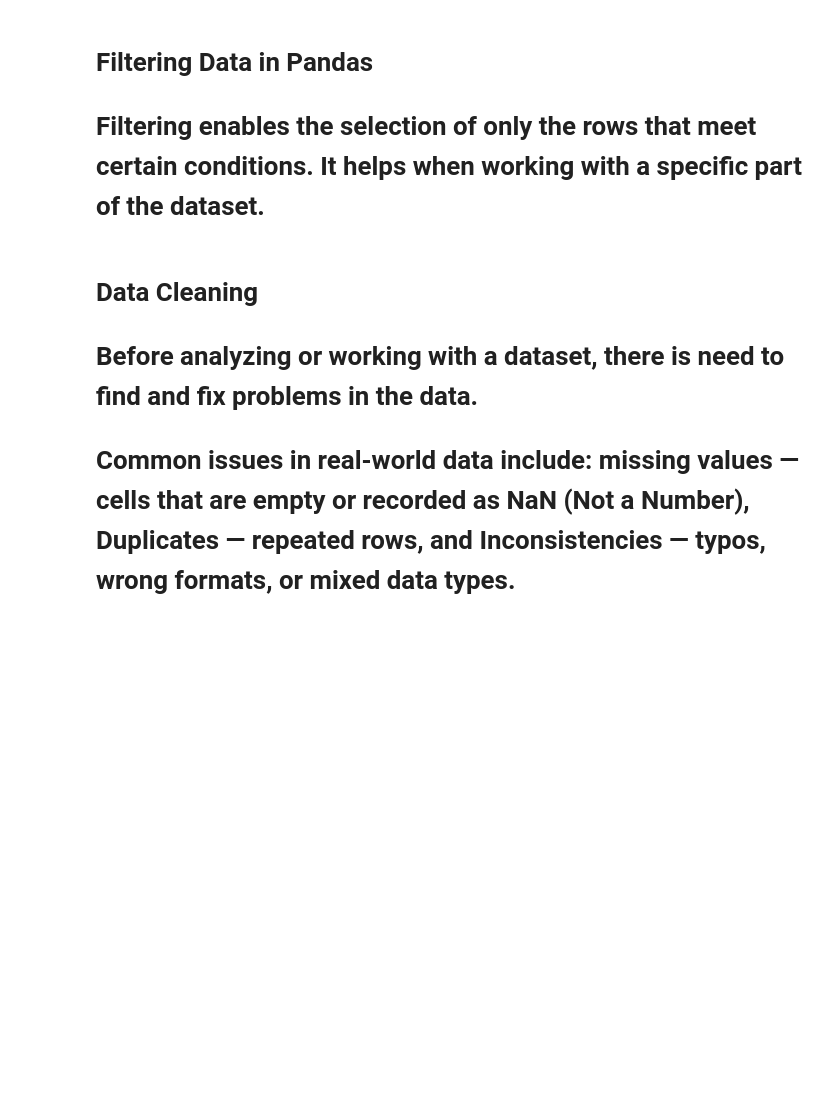
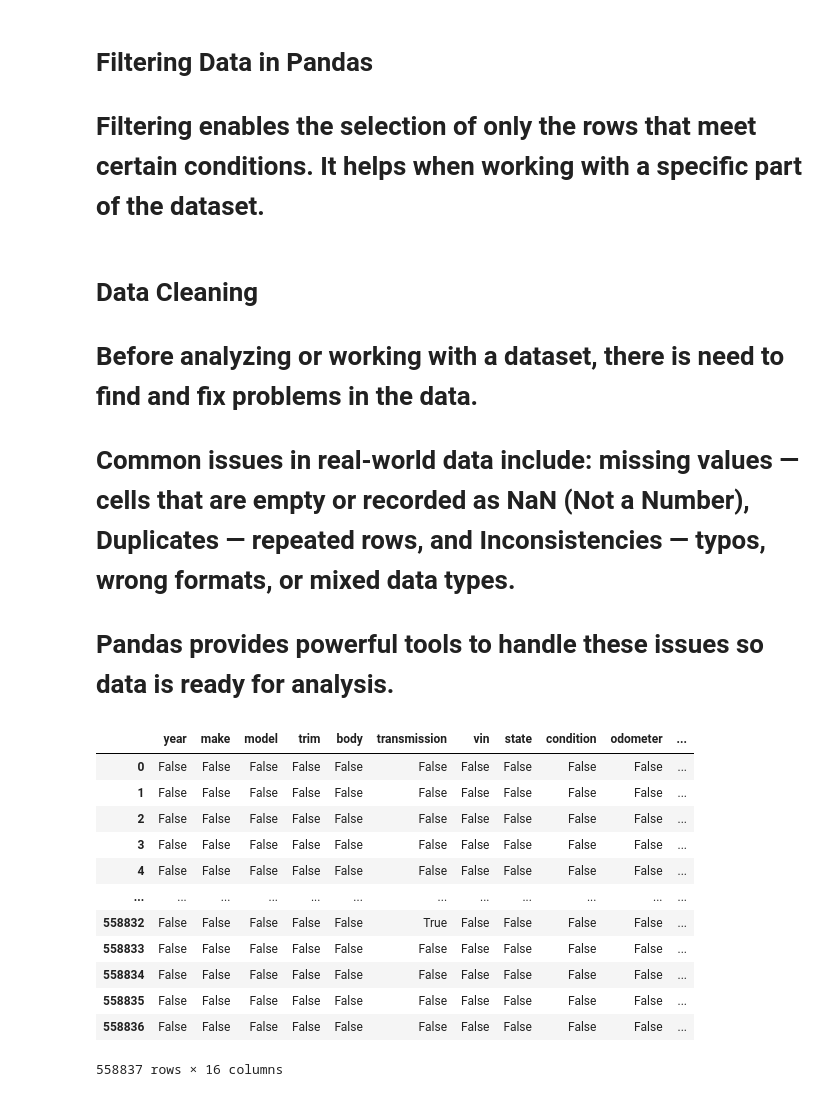
Before and after one commit to benedictamobi-madu-cloud/Git-GitHub, a Jupyter notebook: Pandas_Data_Manipulation.ipynb, the cells around one changed output. Cells and saved outputs as stored; diff of their text form; code cells hidden in the pictures; blank space fills up the shorter version.

```diff
--- a/Pandas_Data_Manipulation.ipynb
+++ b/Pandas_Data_Manipulation.ipynb
@@ -326,3 +326,25 @@ toyota_or_honda = df[(df['make'] == 'toyota') | (df['make'] == 'honda')]
 # Before analyzing or working with a dataset, there is need to find and fix problems in the data.
 
 # Common issues in real-world data include: missing values — cells that are empty or recorded as NaN (Not a Number), Duplicates — repeated rows, and Inconsistencies — typos, wrong formats, or mixed data types.
+
+  # Pandas provides powerful tools to handle these issues so data is ready for analysis.
+# %%
+# 1. df.isna() returns a DataFrame of True and False values, where:
+  # 1a. True means the value is missing
+  # 1b. False means the value is present
+
+df.isna()
+# %% [output]
+|  | year | make | model | trim | body | transmission | vin | state | condition | odometer | ... |
+| 0 | False | False | False | False | False | False | False | False | False | False | ... |
+| 1 | False | False | False | False | False | False | False | False | False | False | ... |
+| 2 | False | False | False | False | False | False | False | False | False | False | ... |
+| 3 | False | False | False | False | False | False | False | False | False | False | ... |
+| 4 | False | False | False | False | False | False | False | False | False | False | ... |
+| ... | ... | ... | ... | ... | ... | ... | ... | ... | ... | ... | ... |
+| 558832 | False | False | False | False | False | True | False | False | False | False | ... |
+| 558833 | False | False | False | False | False | False | False | False | False | False | ... |
+| 558834 | False | False | False | False | False | False | False | False | False | False | ... |
+| 558835 | False | False | False | False | False | False | False | False | False | False | ... |
+| 558836 | False | False | False | False | False | False | False | False | False | False | ... |
+558837 rows × 16 columns
```
Also changed, not shown: parts of 34 cells of this notebook.
